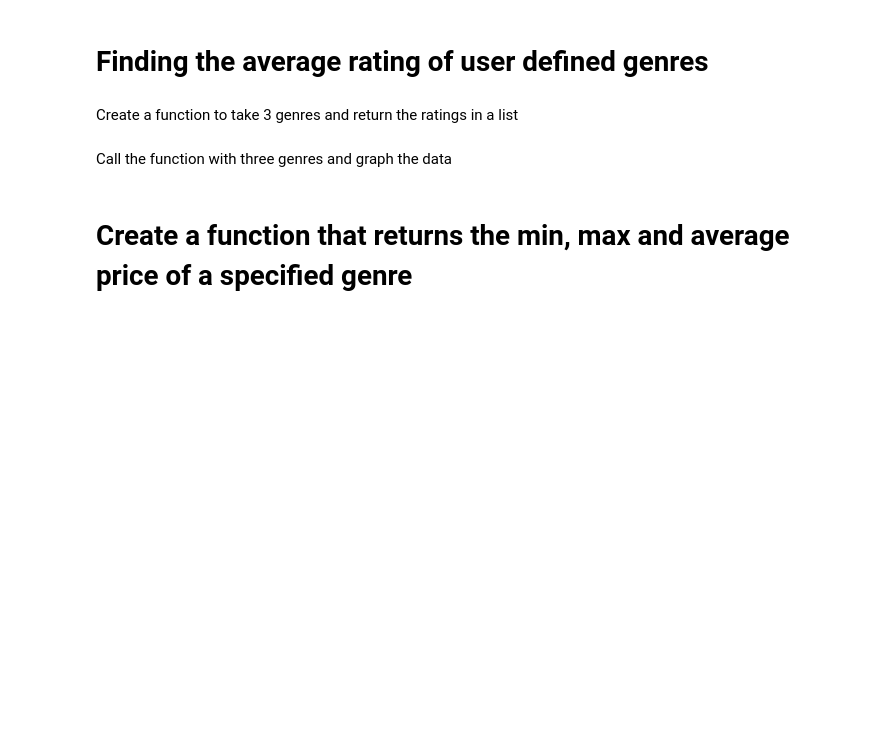
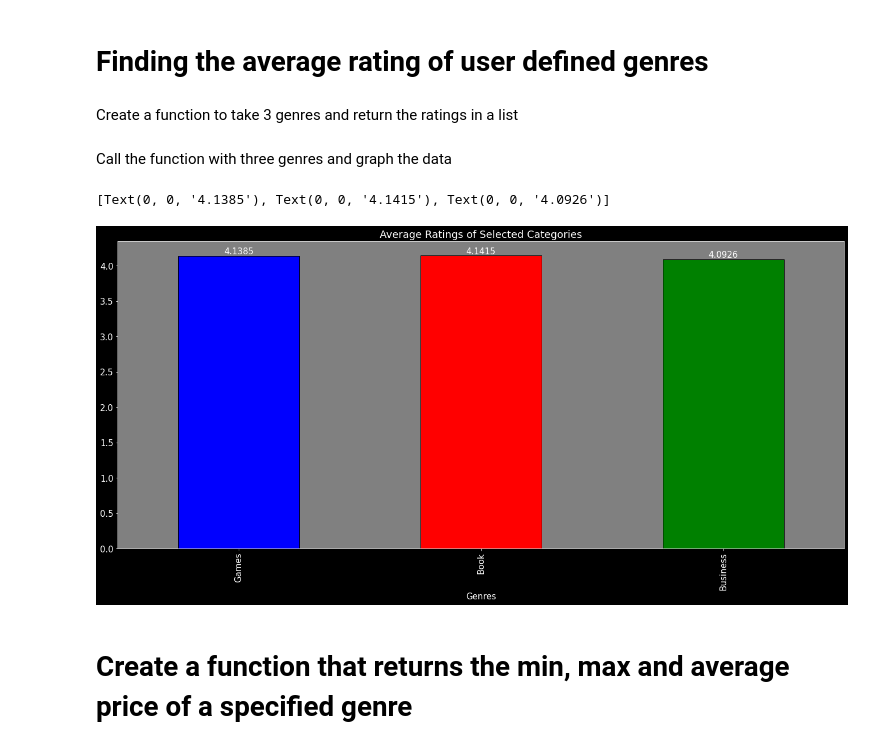
Before and after one commit to DylanMH/AppleAppDataAnalysis, a Jupyter notebook: pythoncode.ipynb, the cells around one changed output. Cells and saved outputs as stored; diff of their text form; code cells hidden in the pictures; blank space fills up the shorter version.

```diff
--- a/pythoncode.ipynb
+++ b/pythoncode.ipynb
@@ -115,26 +138,29 @@ def genre_ratings(g1, g2, g3):
 Call the function with three genres and graph the data
 # %%
 # Call my funciton with 3 genres (you can put any genre thats in the data set)
-genre_ratings('Book', 'Navigation', 'Entertainment')
+genre_ratings('Games', 'Book', 'Business')
 
 
 genre_dic = {'Genres': [inp1, inp2, inp3],
                 'Average Ratings':[average_for_lists(genre1_list), average_for_lists(genre2_list), average_for_lists(genre3_list)]}
 
 genre_df = pd.DataFrame(genre_dic)
 matplotlib.style.use('dark_background')
 matplotlib.rcParams['font.size'] = 15
 ## Creates a bar graph using the information from the DataFrame
-genre_graph = genre_df.plot(figsize = (20, 10),
+genre_graph = genre_df.plot(figsize = (23, 10),
             kind = 'bar',
             title = 'Average Ratings of Selected Categories',
             legend = False,
             x = 'Genres',
             y = 'Average Ratings',
             color = ['blue', 'red', 'green'],
             edgecolor = 'black')
 genre_graph.set_facecolor('gray')
 genre_graph.bar_label(genre_graph.containers[0]) #Graph labels to display the actual average of the genre
+# %% [output]
+[Text(0, 0, '4.1385'), Text(0, 0, '4.1415'), Text(0, 0, '4.0926')]
+[figure, added]
 # %% [markdown]
 # Create a function that returns the min, max and average price of a specified genre
 # %%
```
Also changed, not shown: parts of 5 cells of this notebook.
